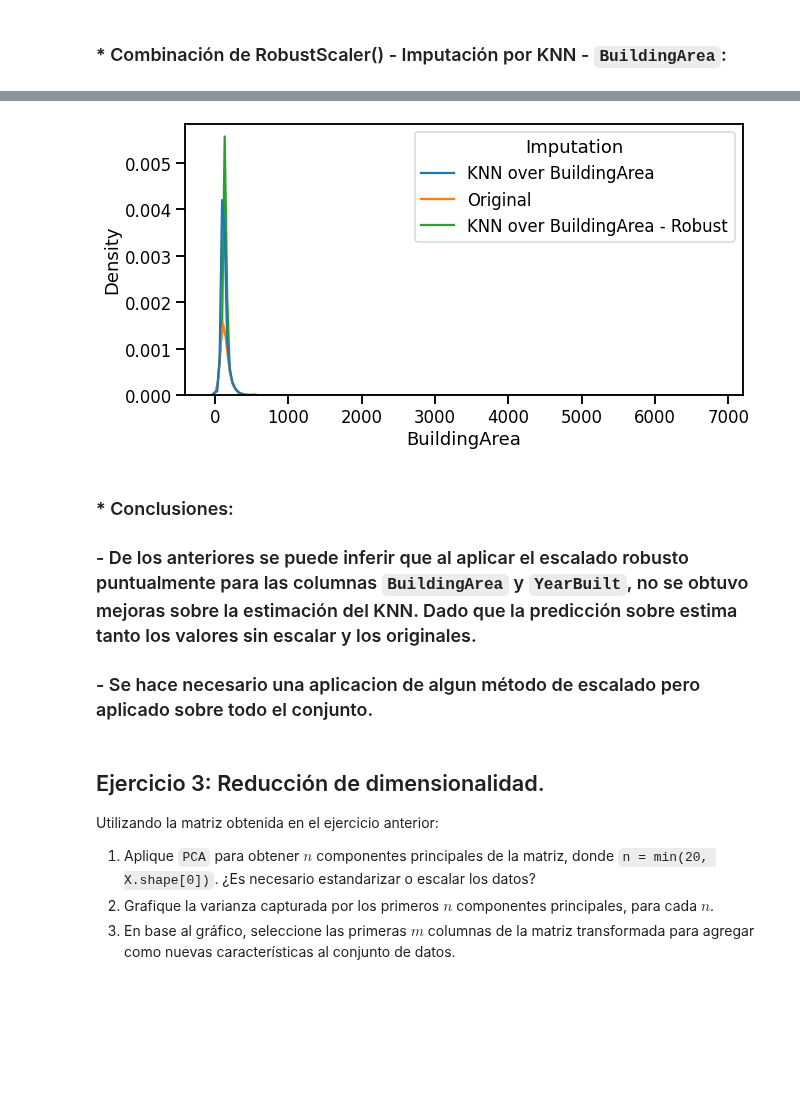
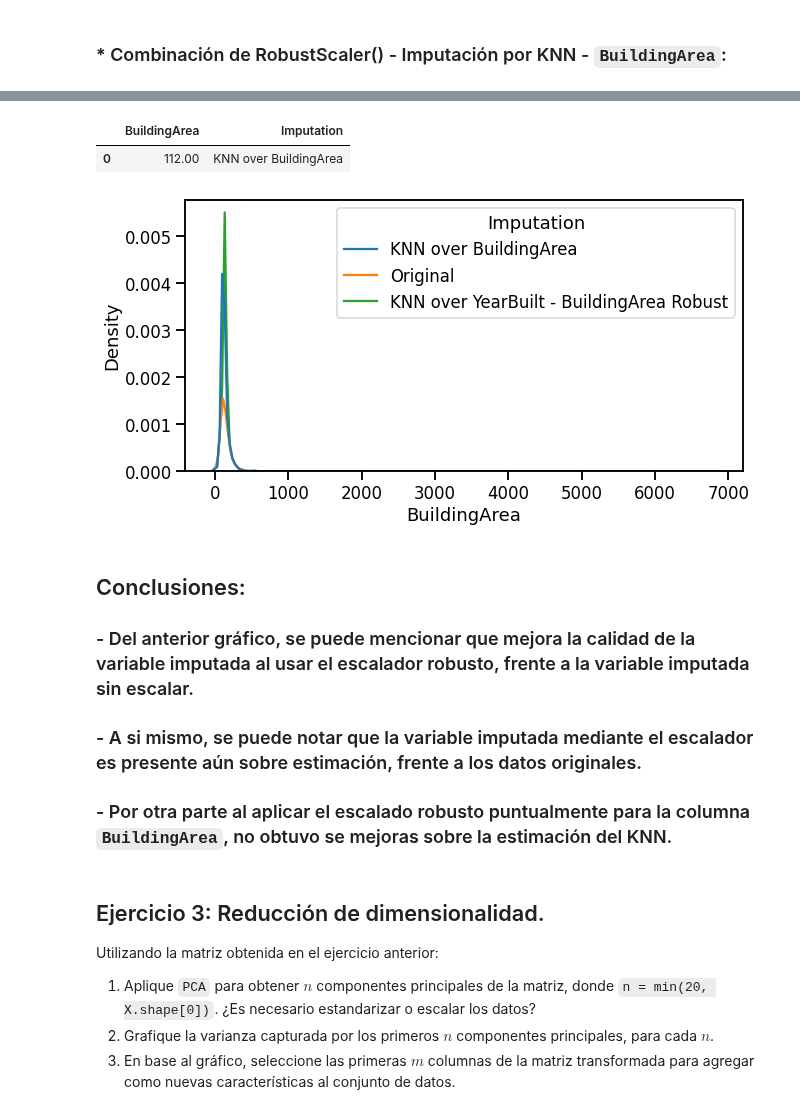
Before and after one commit to Grupo242022/EyCD, a Jupyter notebook: Entregable_Parte_2_2022_v1.ipynb, the cells around one changed output, grey strips where cells are left out. Cells and saved outputs as stored; diff of their text form; code cells hidden in the pictures; blank space fills up the shorter version.

```diff
--- a/Entregable_Parte_2_2022_v1.ipynb
+++ b/Entregable_Parte_2_2022_v1.ipynb
@@ -255,4 +267,5 @@ plt.show()
 # %%
-imputer_YB = IterativeImputer(random_state=0, estimator=KNeighborsRegressor(),n_nearest_features=5)
-prueba_YB = robust_df_YB.values.copy()
-scaled_knn_YB = imputer_YB.fit_transform(prueba_YB)
+imputer = IterativeImputer(random_state=0, estimator=KNeighborsRegressor(),n_nearest_features=5)
+values = robust_df.values.copy()
+# Matriz escalada
+scaled_knn = imputer.fit_transform(values)
@@ -276,3 +272,3 @@ array([[ 0.        ,  0.22222222, -1.        , ...,  0.        ,
 # %%
-YB_area_n = pd.DataFrame(scaler.inverse_transform(scaled_knn_YB), columns=vec.get_feature_names())
-# YB_area_n['Imputation'] = 'KNN over YearBuilt - Robust'
+inver_imputa = pd.DataFrame(scaler.inverse_transform(scaled_knn), columns=vec.get_feature_names())
+inver_imputa['Imputation'] = 'KNN over YearBuilt - BuildingArea Robust'
@@ -281,3 +275,4 @@ YB_area_n['Imputation'] = 'KNN over YearBuilt - BuildingArea Robust'
 # %%
-filtrado = YB_area_n.loc[:,['YearBuilt', 'Imputation']] # Df_ que contiene los datos scalando toda la matriz
+filtrado_YB = inver_imputa.loc[:,['YearBuilt','Imputation']] # df_ que contiene los datos scalando toda la matriz
+filtrado_BA = inver_imputa.loc[:,['BuildingArea', 'Imputation']]
 # %%
@@ -320,20 +294,22 @@ scaled_knn_BuildA = imputer_BuildA.fit_transform(prueba_BA)
+# %%
+# Concatenando BuildArea:
+df_concat_BA = pd.concat([df_build,filtrado_BA])
+df_concat_BA = df_concat_BA.reset_index()
+df_concat_BA.drop(['index'], axis=1, inplace=True)
+df_concat_BA.head(1)
+# %% [output]
+|  | BuildingArea | Imputation |
+| 0 | 112.00 | KNN over BuildingArea |
 # %%
-building_area2 = pd.DataFrame(scaler.inverse_transform(scaled_knn_BuildA)[:, [0]], columns =['BuildingArea'])
-building_area2['Imputation'] = 'KNN over BuildingArea - Robust'
-
-df_build2 = pd.concat([df_build, building_area2])
-df_build2 = df_build2.reset_index()
-df_build2.head(1)
-
-# Grafico
 fig = plt.figure(figsize=(10, 5))
-g = sns.kdeplot(data=df_build2, x='BuildingArea', hue='Imputation')
+g = sns.kdeplot(data=df_concat_BA, x='BuildingArea', hue='Imputation')
 # %% [output]
-[figure, old version]
+[figure, new version]
-# %% [markdown]
-### * Conclusiones:
-### -  De los anteriores se puede inferir que al aplicar el escalado robusto puntualmente para las columnas `BuildingArea` y `YearBuilt`, no se obtuvo mejoras sobre la estimación del KNN. Dado que la predicción sobre estima tanto los valores sin escalar y los originales.
-### - Se hace necesario una aplicacion de algun método de escalado pero aplicado sobre todo el conjunto.
+# %% [markdown]
+## Conclusiones:
+### - Del anterior gráfico, se puede mencionar que mejora la calidad de la variable imputada al usar el escalador robusto, frente a la variable imputada sin escalar.
+### - A si mismo, se puede notar que la variable imputada mediante el escalador es presente aún sobre estimación, frente a los datos originales.
+### - Por otra parte al aplicar el escalado robusto puntualmente para la columna `BuildingArea`, no obtuvo se mejoras sobre la estimación del KNN.
 # %% [markdown]
 ## Ejercicio 3: Reducción de dimensionalidad.
 
```
Also changed, not shown: parts of 8 cells of this notebook.
